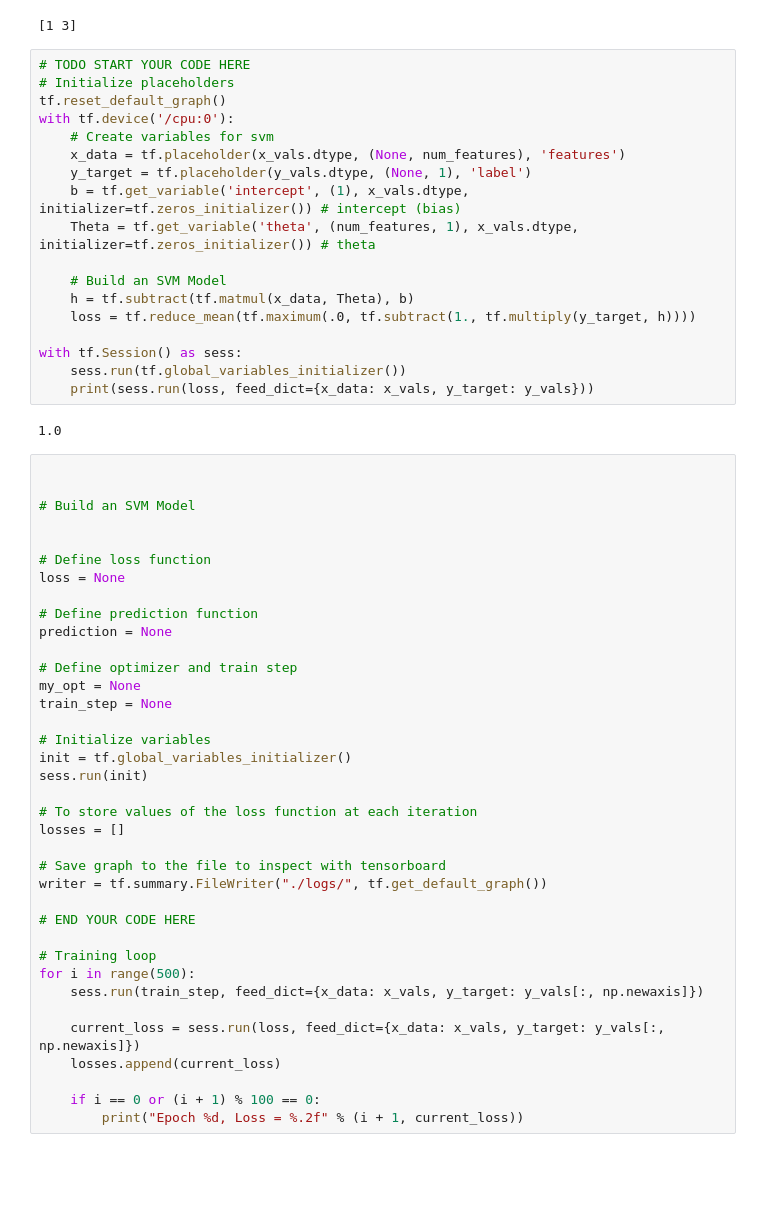
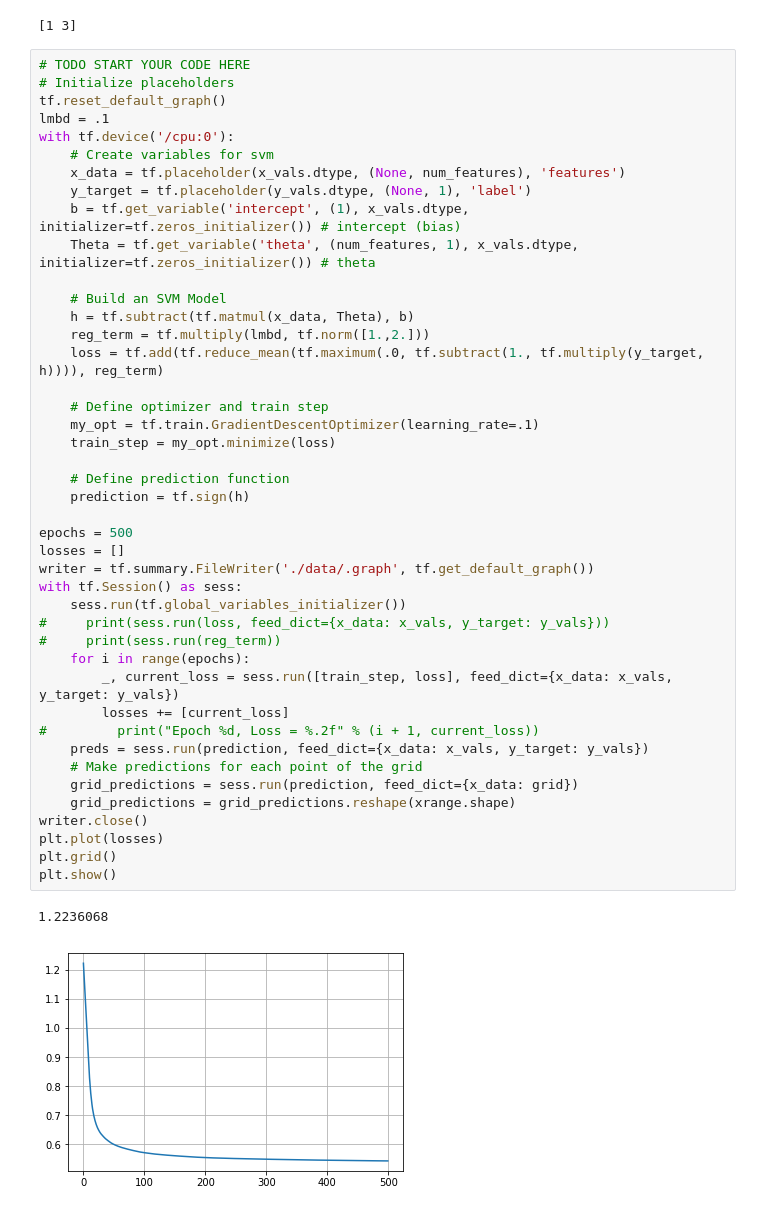
Before and after one commit to frolovconst/AML_labs, a Jupyter notebook: lab10/lab10.ipynb, the cells around one changed output. Cells and saved outputs as stored; diff of their text form; blank space fills up the shorter version.

```diff
--- a/lab10/lab10.ipynb
+++ b/lab10/lab10.ipynb
@@ -40,57 +41,46 @@ with tf.Session() as sess:
 # %%
 # TODO START YOUR CODE HERE
 # Initialize placeholders
 tf.reset_default_graph()
+lmbd = .1
 with tf.device('/cpu:0'):
     # Create variables for svm
     x_data = tf.placeholder(x_vals.dtype, (None, num_features), 'features')
     y_target = tf.placeholder(y_vals.dtype, (None, 1), 'label')
     b = tf.get_variable('intercept', (1), x_vals.dtype, initializer=tf.zeros_initializer()) # intercept (bias)
     Theta = tf.get_variable('theta', (num_features, 1), x_vals.dtype, initializer=tf.zeros_initializer()) # theta
 
     # Build an SVM Model
     h = tf.subtract(tf.matmul(x_data, Theta), b)
-    loss = tf.reduce_mean(tf.maximum(.0, tf.subtract(1., tf.multiply(y_target, h))))
+    reg_term = tf.multiply(lmbd, tf.norm([1.,2.]))
+    loss = tf.add(tf.reduce_mean(tf.maximum(.0, tf.subtract(1., tf.multiply(y_target, h)))), reg_term)
 
+    # Define optimizer and train step
+    my_opt = tf.train.GradientDescentOptimizer(learning_rate=.1)
+    train_step = my_opt.minimize(loss)
+
+    # Define prediction function
+    prediction = tf.sign(h)
+
+epochs = 500
+losses = []
+writer = tf.summary.FileWriter('./data/.graph', tf.get_default_graph())
 with tf.Session() as sess:
     sess.run(tf.global_variables_initializer())
-    print(sess.run(loss, feed_dict={x_data: x_vals, y_target: y_vals}))
+#     print(sess.run(loss, feed_dict={x_data: x_vals, y_target: y_vals}))
+#     print(sess.run(reg_term))
+    for i in range(epochs):
+        _, current_loss = sess.run([train_step, loss], feed_dict={x_data: x_vals, y_target: y_vals})
+        losses += [current_loss]
+#         print("Epoch %d, Loss = %.2f" % (i + 1, current_loss))
+    preds = sess.run(prediction, feed_dict={x_data: x_vals, y_target: y_vals})
+    # Make predictions for each point of the grid
+    grid_predictions = sess.run(prediction, feed_dict={x_data: grid})
+    grid_predictions = grid_predictions.reshape(xrange.shape)
+writer.close()
+plt.plot(losses)
+plt.grid()
+plt.show()
 # %% [output]
-1.0
+1.2236068
+[figure, added]
-# %%
-
-
-# Build an SVM Model
-
-
-# Define loss function
-loss = None
-
-# Define prediction function
-prediction = None
-
-# Define optimizer and train step
-my_opt = None
-train_step = None
-
-# Initialize variables
-init = tf.global_variables_initializer()
-sess.run(init)
-
-# To store values of the loss function at each iteration
-losses = []
-
-# Save graph to the file to inspect with tensorboard
-writer = tf.summary.FileWriter("./logs/", tf.get_default_graph())
-
-# END YOUR CODE HERE
-
-# Training loop
-for i in range(500):
-    sess.run(train_step, feed_dict={x_data: x_vals, y_target: y_vals[:, np.newaxis]})
-
-    current_loss = sess.run(loss, feed_dict={x_data: x_vals, y_target: y_vals[:, np.newaxis]})
-    losses.append(current_loss)
-
-    if i == 0 or (i + 1) % 100 == 0:
-        print("Epoch %d, Loss = %.2f" % (i + 1, current_loss))
```
Also changed, not shown: parts of 6 cells of this notebook, 1 other file.
